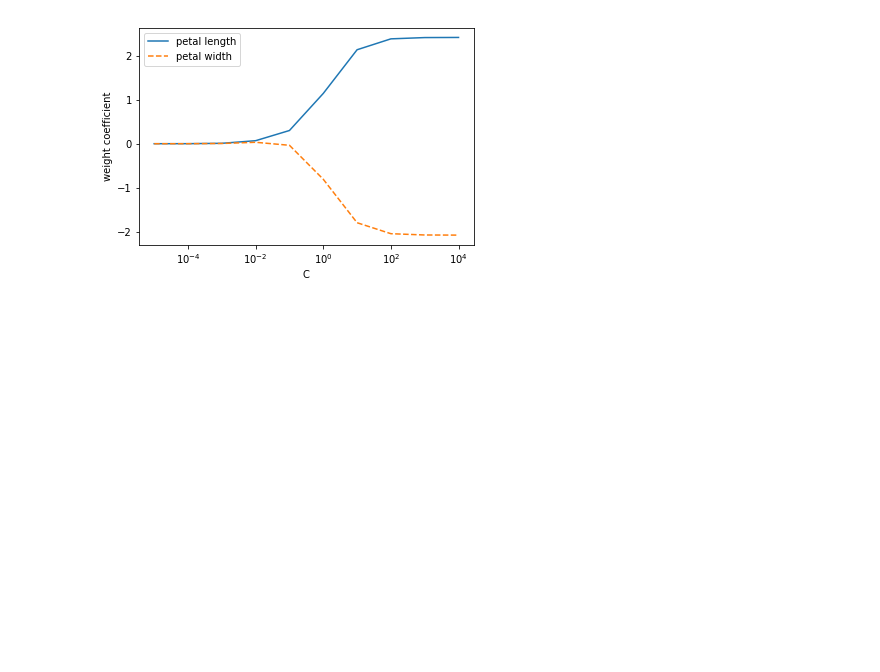
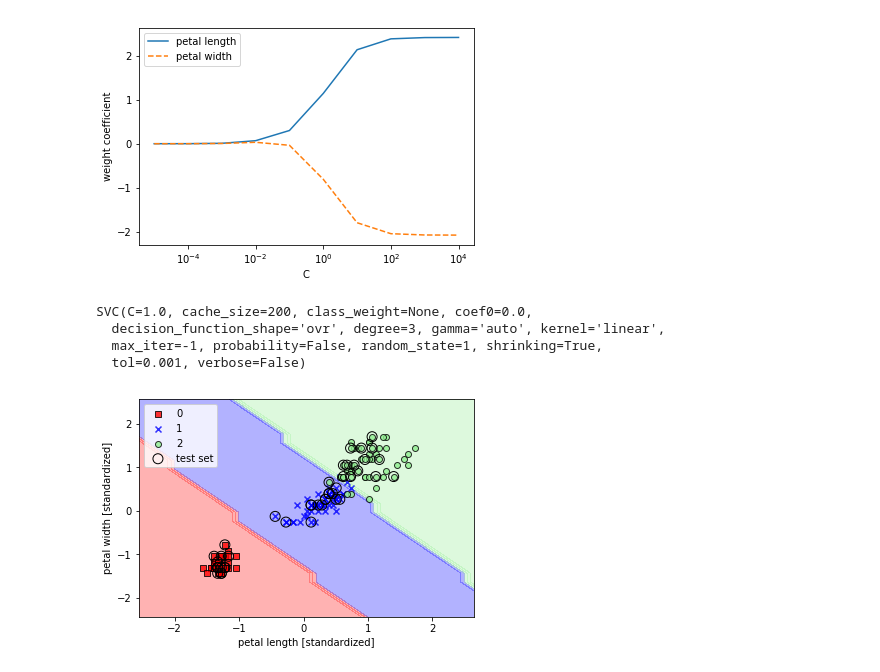
Before and after one commit to ja153903/python-machine-learning, a Jupyter notebook: logistic-regression-gradient-descent-and-svm.ipynb, the cells around one changed output. Saved outputs shown, nothing was run; the diff lists cells and outputs as text; code cells hidden in the pictures; blank space fills up the shorter version.

Commit message:
finished kernel methods

```diff
--- a/logistic-regression-gradient-descent-and-svm.ipynb
+++ b/logistic-regression-gradient-descent-and-svm.ipynb
@@ -140,0 +143,19 @@ plt.show()
+# %%
+svm = SVC(kernel='linear', C=1.0, random_state=1)
+svm.fit(X_train_std, y_train)
+# %% [output]
+SVC(C=1.0, cache_size=200, class_weight=None, coef0=0.0,
+  decision_function_shape='ovr', degree=3, gamma='auto', kernel='linear',
+  max_iter=-1, probability=False, random_state=1, shrinking=True,
+  tol=0.001, verbose=False)
+# %%
+plot_decisions_regions(X_combined_std,
+                      y_combined,
+                      classifier=svm,
+                      test_idx=range(105, 150))
+plt.xlabel('petal length [standardized]')
+plt.ylabel('petal width [standardized]')
+plt.legend(loc='upper left')
+plt.show()
+# %% [output]
+[figure, added]
```
Also changed, not shown: parts of 9 cells of this notebook.
